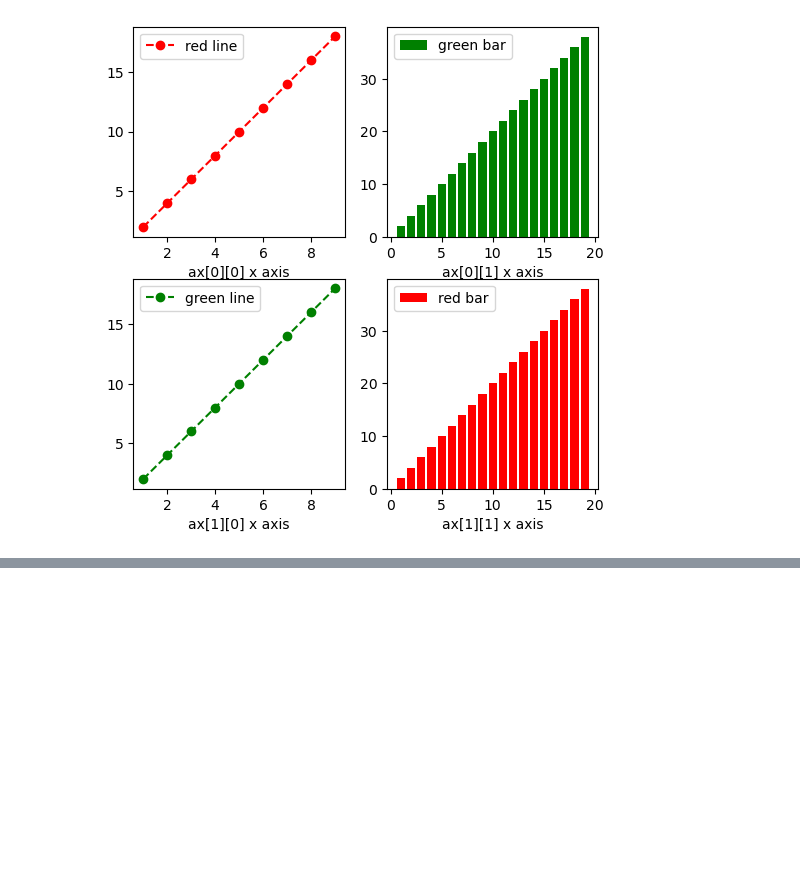
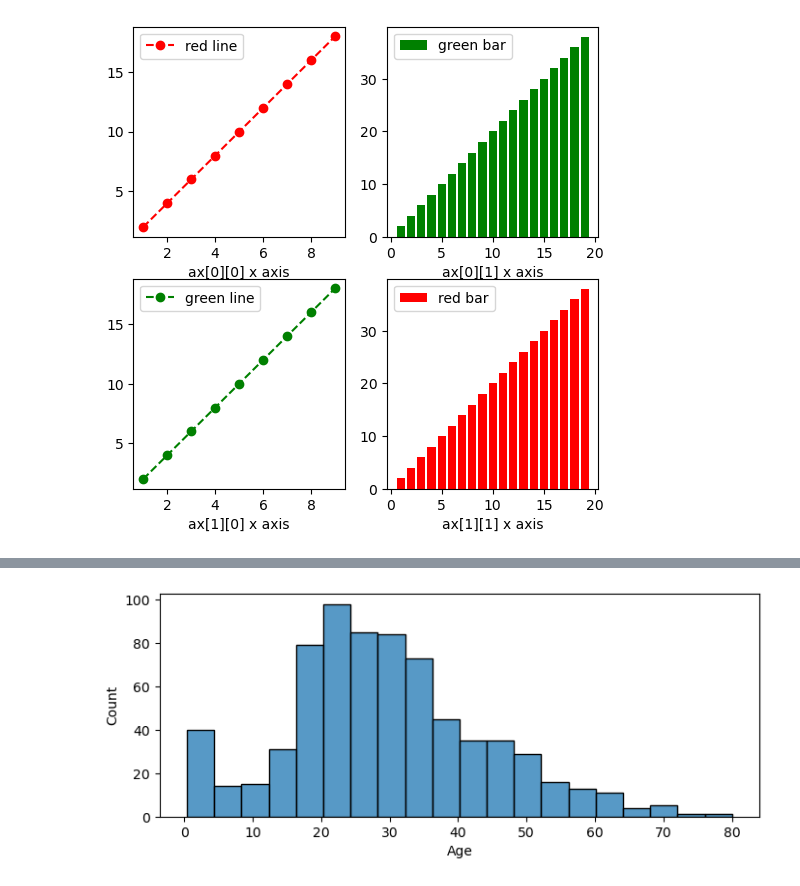
Before and after one commit to HeeJu-XiJu/Machinelearning, a Jupyter notebook: 10_시각화.ipynb, the cells around one changed output, grey strips where cells are left out. Cells and saved outputs as stored; diff of their text form; code cells hidden in the pictures; blank space fills up the shorter version.

```diff
--- a/10_시각화.ipynb
+++ b/10_시각화.ipynb
@@ -226,0 +229,5 @@ plt.show()
+# %%
+import pandas as pd
+
+titanic_df = pd.read_csv('titanic_train.csv')
+titanic_df.head()
@@ -226,0 +241,9 @@ plt.show()
+# %%
+import matplotlib.pyplot as plt
+import seaborn as sns
+
+plt.figure(figsize=(8, 3))
+sns.histplot(titanic_df['Age'], bins=20)
+plt.show()
+# %% [output]
+[figure, added]
```
Also changed, not shown: parts of 32 cells of this notebook.
